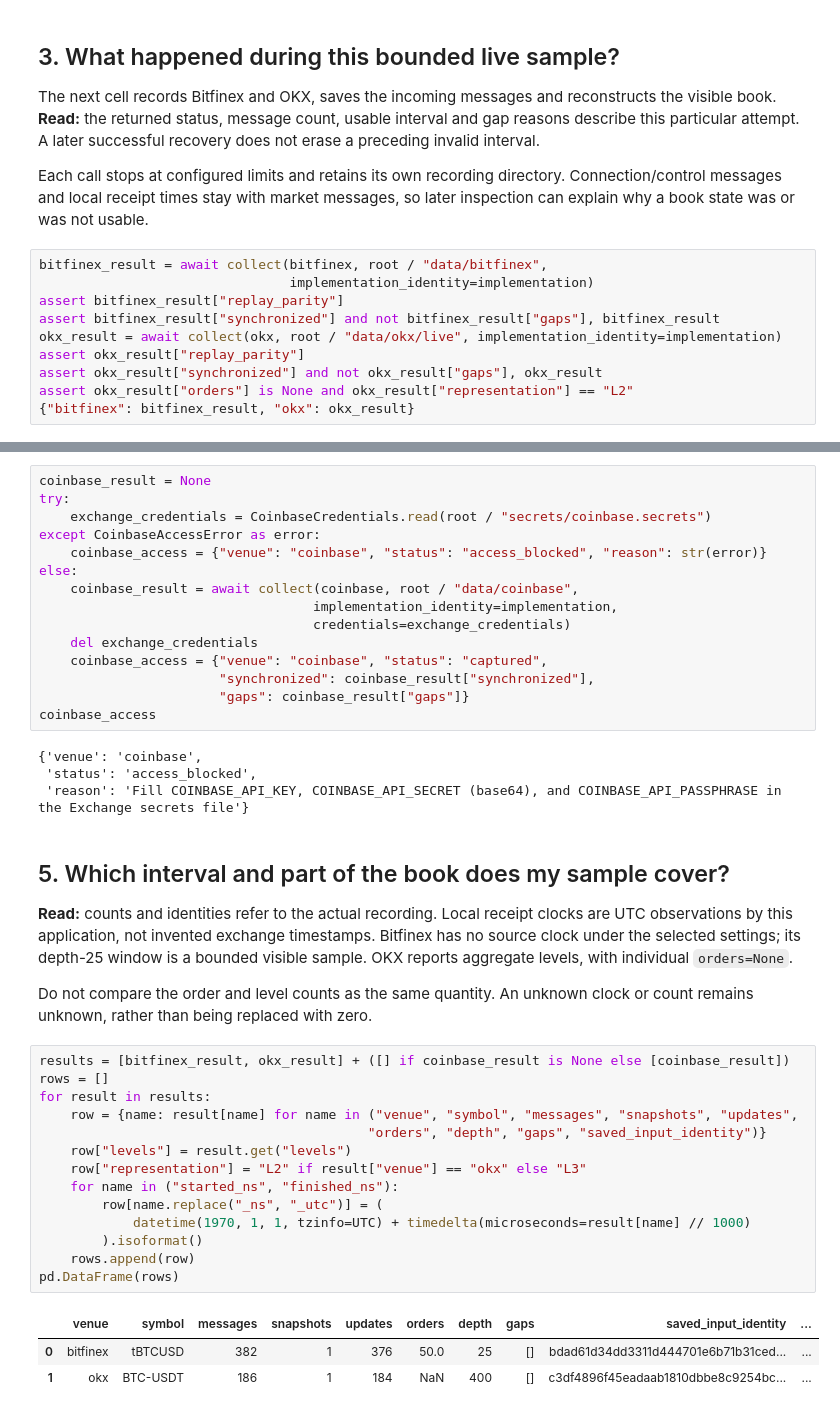
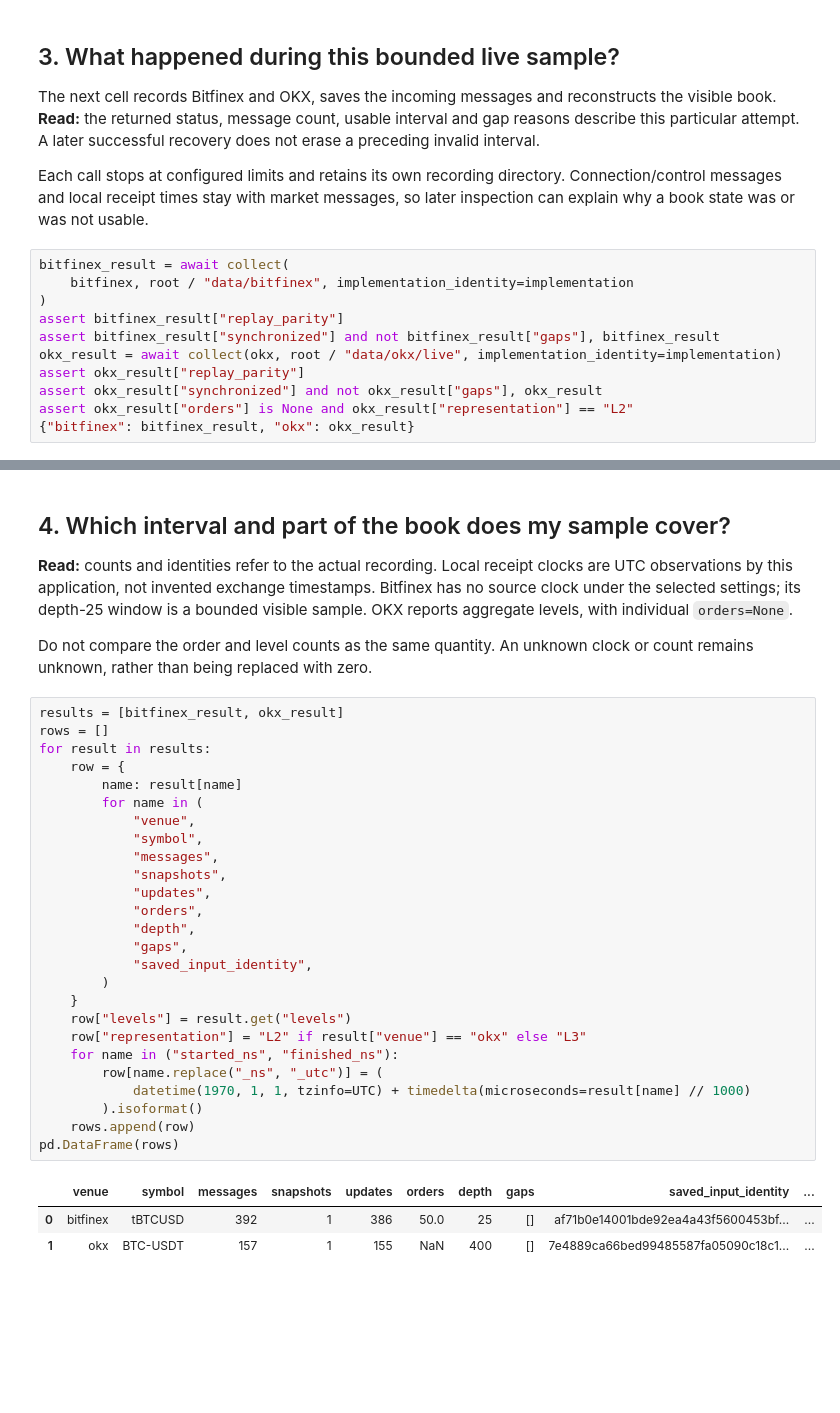
Before and after one commit to lixuanguang/alpha-research-lab-private, a Jupyter notebook: examples/market-data-capture.ipynb, the cells around one changed output, grey strips where cells are left out. Saved outputs shown, nothing was run; the diff lists cells and outputs as text; blank space fills up the shorter version.

```diff
--- a/examples/market-data-capture.ipynb
+++ b/examples/market-data-capture.ipynb
@@ -114,8 +125,9 @@ Each call stops at configured limits and retains its own recording directory.
 Connection/control messages and local receipt times stay with market messages,
 so later inspection can explain why a book state was or was not usable.
 # %%
-bitfinex_result = await collect(bitfinex, root / "data/bitfinex",
-                                implementation_identity=implementation)
+bitfinex_result = await collect(
+    bitfinex, root / "data/bitfinex", implementation_identity=implementation
+)
 assert bitfinex_result["replay_parity"]
 assert bitfinex_result["synchronized"] and not bitfinex_result["gaps"], bitfinex_result
 okx_result = await collect(okx, root / "data/okx/live", implementation_identity=implementation)
@@ -152,24 +156,5 @@ setup. A successful synthetic exercise later is not a substitute for this access
-# %%
-coinbase_result = None
-try:
-    exchange_credentials = CoinbaseCredentials.read(root / "secrets/coinbase.secrets")
-except CoinbaseAccessError as error:
-    coinbase_access = {"venue": "coinbase", "status": "access_blocked", "reason": str(error)}
-else:
-    coinbase_result = await collect(coinbase, root / "data/coinbase",
-                                   implementation_identity=implementation,
-                                   credentials=exchange_credentials)
-    del exchange_credentials
-    coinbase_access = {"venue": "coinbase", "status": "captured",
-                       "synchronized": coinbase_result["synchronized"],
-                       "gaps": coinbase_result["gaps"]}
-coinbase_access
-# %% [output]
-{'venue': 'coinbase',
- 'status': 'access_blocked',
- 'reason': 'Fill COINBASE_API_KEY, COINBASE_API_SECRET (base64), and COINBASE_API_PASSPHRASE in the Exchange secrets file'}
 # %% [markdown]
-## 5. Which interval and part of the book does my sample cover?
+## 4. Which interval and part of the book does my sample cover?
 
 **Read:** counts and identities refer to the actual recording. Local receipt clocks
 are UTC observations by this application, not invented exchange timestamps.
@@ -179,21 +164,33 @@ bounded visible sample. OKX reports aggregate levels, with individual `orders=No
 Do not compare the order and level counts as the same quantity. An unknown clock
 or count remains unknown, rather than being replaced with zero.
 # %%
-results = [bitfinex_result, okx_result] + ([] if coinbase_result is None else [coinbase_result])
+results = [bitfinex_result, okx_result]
 rows = []
 for result in results:
-    row = {name: result[name] for name in ("venue", "symbol", "messages", "snapshots", "updates",
-                                          "orders", "depth", "gaps", "saved_input_identity")}
+    row = {
+        name: result[name]
+        for name in (
+            "venue",
+            "symbol",
+            "messages",
+            "snapshots",
+            "updates",
+            "orders",
+            "depth",
+            "gaps",
+            "saved_input_identity",
+        )
+    }
     row["levels"] = result.get("levels")
     row["representation"] = "L2" if result["venue"] == "okx" else "L3"
     for name in ("started_ns", "finished_ns"):
         row[name.replace("_ns", "_utc")] = (
             datetime(1970, 1, 1, tzinfo=UTC) + timedelta(microseconds=result[name] // 1000)
         ).isoformat()
     rows.append(row)
 pd.DataFrame(rows)
 # %% [output]
 |  | venue | symbol | messages | snapshots | updates | orders | depth | gaps | saved_input_identity | ... |
-| 0 | bitfinex | tBTCUSD | 382 | 1 | 376 | 50.0 | 25 | [] | bdad61d34dd3311d444701e6b71b31ced... | ... |
-| 1 | okx | BTC-USDT | 186 | 1 | 184 | NaN | 400 | [] | c3df4896f45eadaab1810dbbe8c9254bc... | ... |
+| 0 | bitfinex | tBTCUSD | 392 | 1 | 386 | 50.0 | 25 | [] | af71b0e14001bde92ea4a43f5600453bf... | ... |
+| 1 | okx | BTC-USDT | 157 | 1 | 155 | NaN | 400 | [] | 7e4889ca66bed99485587fa05090c18c1... | ... |
 # %% [markdown]
```
Also changed, not shown: parts of 19 cells of this notebook, 8 other files.
